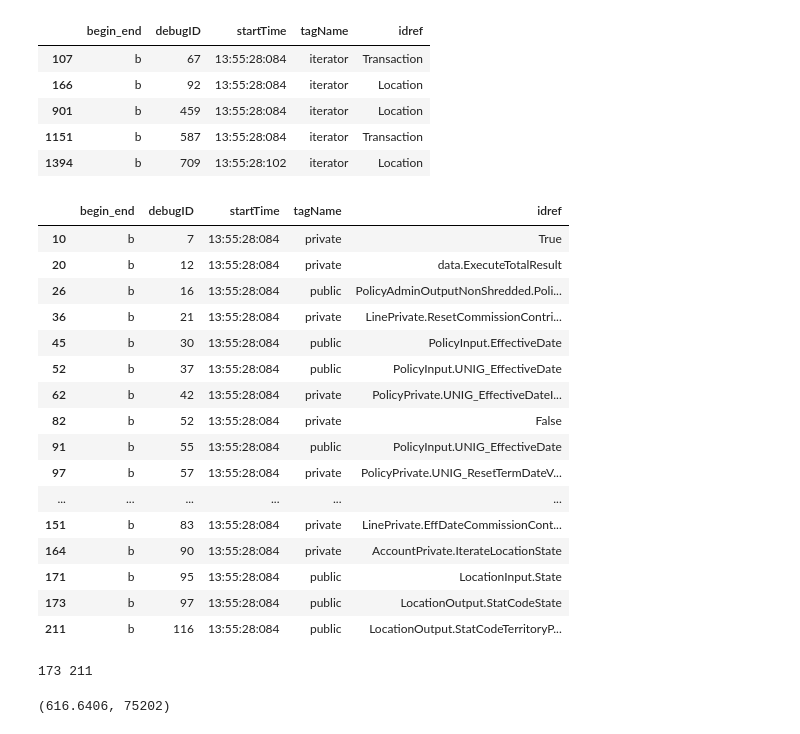
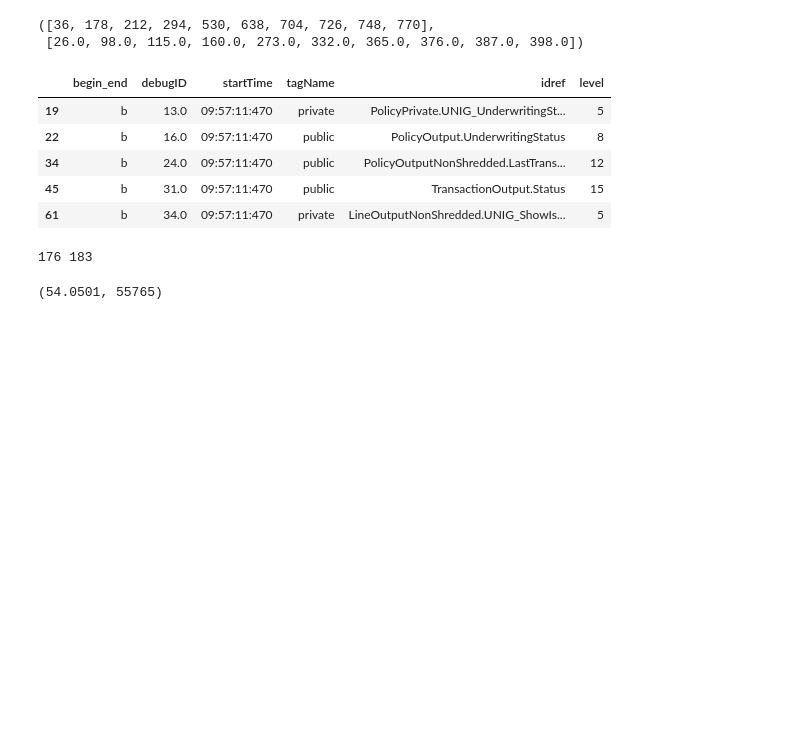
Before and after one commit to chandrasgd/Duck-Creek-TSV, a Jupyter notebook: TSV-Analyzer-Iteration.ipynb, the cells around one changed output. Drawn from its saved outputs; the diff is of its cells as text; code cells hidden in the pictures; blank space fills up the shorter version.

```diff
--- a/TSV-Analyzer-Iteration.ipynb
+++ b/TSV-Analyzer-Iteration.ipynb
@@ -12,18 +14,29 @@ import numpy as np
 t0 = time.time()
 # %%
 os.getcwd()
+%store -r filepath
+%store -r output_excel
+
 filepath='C:\\CPP_Performance\\TSV Files\\UAEdits\\6D105A9CB9AB46169A5AB5B7A4FA1C1B7A35CF4E48E90C41 - 2021-06-16 09-57-11-470.tsv'
 output_excel='C:\\CPP_Performance\\TSV Files\\UAEdits\\6D105A9CB9AB46169A5AB5B7A4FA1C1B7A35CF4E48E90C41 - 2021-06-16 09-57-11-470.xlsx'
 
-filepath='C:\\CPP_Performance\\TSV Files\\Parkland School Policy\\15DB645E06504909AE4AA869AC8A2C9D7A35CF4E48E90C41 - 2021-10-20 13-55-28-084.tsv'
-output_excel='C:\\CPP_Performance\\TSV Files\\Parkland School Policy\\15DB645E06504909AE4AA869AC8A2C9D7A35CF4E48E90C41 - 2021-10-20 13-55-28-084.xlsx'
+#filepath='C:\\CPP_Performance\\TSV Files\\Parkland School Policy\\NovReleaseTSV\\2CE2AF537D274279B8680BF7C3ED40977A35CF4E48E90C41 - 2021-11-03 14-01-05-228.tsv'
+#output_excel='C:\\CPP_Performance\\TSV Files\\Parkland School Policy\\NovReleaseTSV\\2CE2AF537D274279B8680BF7C3ED40977A35CF4E48E90C41 - 2021-11-03 14-01-05-228.xlsx'
 
 #filepath='C:\\CPP_Performance\\TSV Files\\CLMQA\\CD4CCA2343B44EEAB4932B20DEE7EB3A79272D7148E90C41 - 2021-10-27 16-09-57-931.tsv'
 #output_excel='C:\\CPP_Performance\\TSV Files\\CLMQA\\CD4CCA2343B44EEAB4932B20DEE7EB3A79272D7148E90C41 - 2021-10-27 16-09-57-931.xlsx'
 
+#filepath="C:\\CPP_Performance\\TSV Files\\OffShoreTSV\\Divyaraj\\Occupancy\\After_TSVDebug - 2021-11-03 08-56-25-777.TSV"
+#output_excel="C:\\CPP_Performance\\TSV Files\\OffShoreTSV\\Divyaraj\\Occupancy\\After_TSVDebug - 2021-11-03 08-56-25-777.xlsx"
+
+#filepath='C:\\CPP_Performance\\TSV Files\\Staging\\7DA7B8CBD58E425EBFDB0BA087C682F179272D7148E90C41 - 2021-10-27 14-55-26-997.tsv'
+#output_excel='C:\\CPP_Performance\\TSV Files\\Staging\\7DA7B8CBD58E425EBFDB0BA087C682F179272D7148E90C41 - 2021-10-27 14-55-26-997.xlsx'
+
+print('starting to read file ', filepath)
+
 df = pd.read_csv(filepath, sep='~', engine='c', header=1
-                ,usecols=['begin_end', 'debugID', 'startTime', 'tagName', 'idref']
-                ,names=['begin_end', 'debugID', 'startTime', 'tagName', 'idref']
-                ,dtype= {'begin_end': 'category', 'debugID': str, 'startTime': str, 'tagName':'category', 'idref':str}
+                ,usecols=['begin_end', 'debugID', 'startTime', 'tagName', 'idref', 'level']
+                ,names=['begin_end', 'debugID', 'startTime', 'tagName', 'idref', 'level']
+                ,dtype= {'begin_end': 'category', 'debugID': str, 'startTime': str, 'tagName':'category', 'idref':str, 'level':'category'}
                 )
                          #, np.float64, ‘b’: np.int32, ‘c’: ‘Int64’}
@@ -196,40 +276,26 @@ print(t5)
 # list line index for iterator idref - both begin and end lines
 iterList = df[df.tagName.isin(['iterator'])].index.tolist()
 
-df.iloc[iterList[:5]]
+iterDebugList = df.iloc[iterList]['debugID'].tolist()
+iterList[:10], iterDebugList[:10]
 # %% [output]
-|  | begin_end | debugID | startTime | tagName | idref |
-| 107 | b | 67 | 13:55:28:084 | iterator | Transaction |
-| 166 | b | 92 | 13:55:28:084 | iterator | Location |
-| 901 | b | 459 | 13:55:28:084 | iterator | Location |
-| 1151 | b | 587 | 13:55:28:084 | iterator | Transaction |
-| 1394 | b | 709 | 13:55:28:102 | iterator | Location |
+([36, 178, 212, 294, 530, 638, 704, 726, 748, 770],
+ [26.0, 98.0, 115.0, 160.0, 273.0, 332.0, 365.0, 376.0, 387.0, 398.0])
 # %%
 # Find the immediate parent of the iterator
 # Iterator debugID - walk backward till we find public/private
 # %%
 # list line index for public/private idref - both begin and end lines
 indexList = df[df.tagName.isin(['public', 'private'])].index.tolist()
 
-df.iloc[indexList[:20]]
+df.iloc[indexList[:5]]
 # %% [output]
-|  | begin_end | debugID | startTime | tagName | idref |
-| 10 | b | 7 | 13:55:28:084 | private | True |
-| 20 | b | 12 | 13:55:28:084 | private | data.ExecuteTotalResult |
-| 26 | b | 16 | 13:55:28:084 | public | PolicyAdminOutputNonShredded.Poli... |
-| 36 | b | 21 | 13:55:28:084 | private | LinePrivate.ResetCommissionContri... |
-| 45 | b | 30 | 13:55:28:084 | public | PolicyInput.EffectiveDate |
-| 52 | b | 37 | 13:55:28:084 | public | PolicyInput.UNIG_EffectiveDate |
-| 62 | b | 42 | 13:55:28:084 | private | PolicyPrivate.UNIG_EffectiveDateI... |
-| 82 | b | 52 | 13:55:28:084 | private | False |
-| 91 | b | 55 | 13:55:28:084 | public | PolicyInput.UNIG_EffectiveDate |
-| 97 | b | 57 | 13:55:28:084 | private | PolicyPrivate.UNIG_ResetTermDateV... |
-| ... | ... | ... | ... | ... | ... |
-| 151 | b | 83 | 13:55:28:084 | private | LinePrivate.EffDateCommissionCont... |
-| 164 | b | 90 | 13:55:28:084 | private | AccountPrivate.IterateLocationState |
-| 171 | b | 95 | 13:55:28:084 | public | LocationInput.State |
-| 173 | b | 97 | 13:55:28:084 | public | LocationOutput.StatCodeState |
-| 211 | b | 116 | 13:55:28:084 | public | LocationOutput.StatCodeTerritoryP... |
+|  | begin_end | debugID | startTime | tagName | idref | level |
+| 19 | b | 13.0 | 09:57:11:470 | private | PolicyPrivate.UNIG_UnderwritingSt... | 5 |
+| 22 | b | 16.0 | 09:57:11:470 | public | PolicyOutput.UnderwritingStatus | 8 |
+| 34 | b | 24.0 | 09:57:11:470 | public | PolicyOutputNonShredded.LastTrans... | 12 |
+| 45 | b | 31.0 | 09:57:11:470 | public | TransactionOutput.Status | 15 |
+| 61 | b | 34.0 | 09:57:11:470 | private | LineOutputNonShredded.UNIG_ShowIs... | 5 |
 # %%
 # count of the iterator index within specific iterator
 
@@ -241,9 +307,9 @@ b2
 
 print(b1, b2)
 # %% [output]
-173 211
+176 183
 # %%
 idx1 = indexList.copy()
 len(idx1)/10000, len(iterList)
 # %% [output]
-(616.6406, 75202)
+(54.0501, 55765)
```
Also changed, not shown: parts of 52 cells of this notebook.
